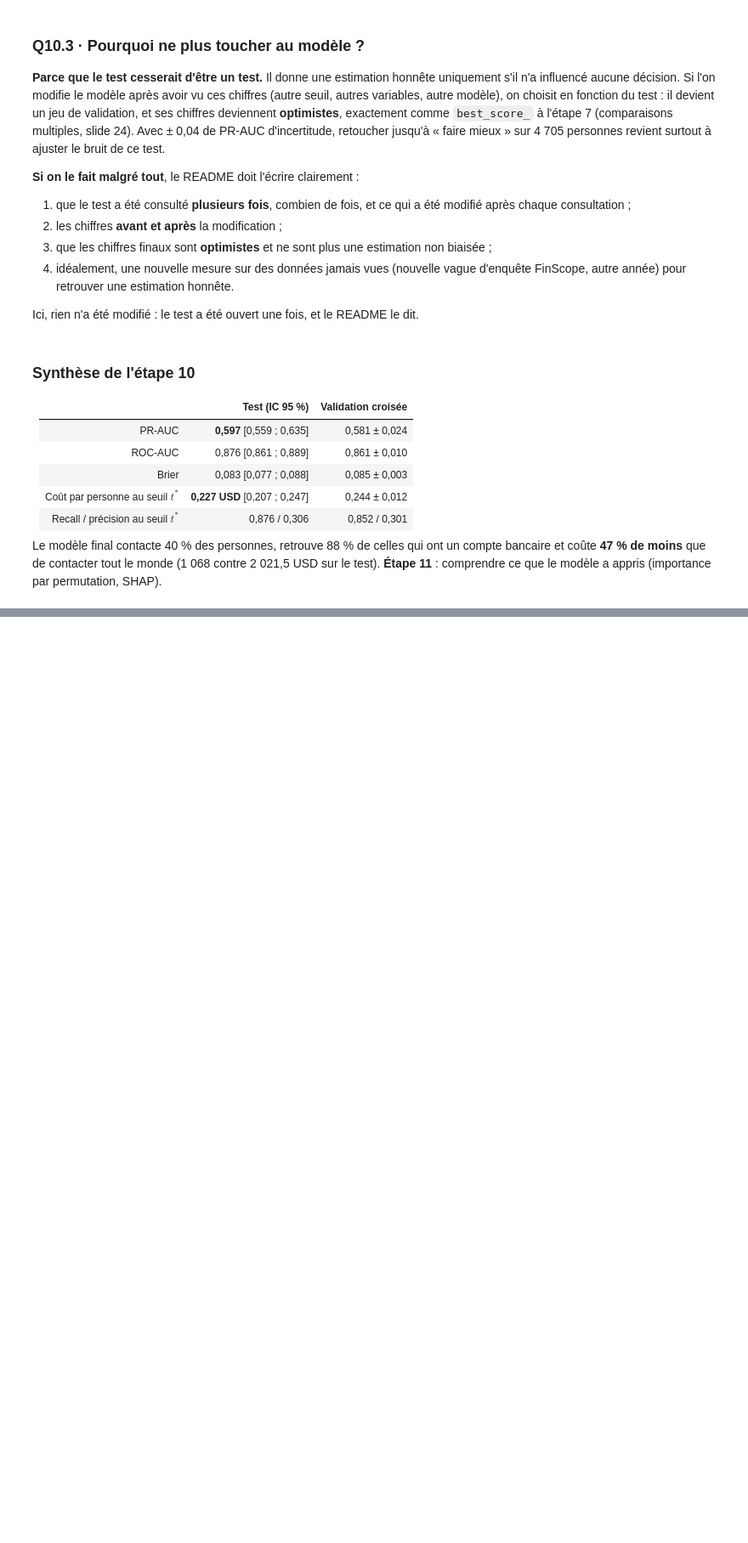
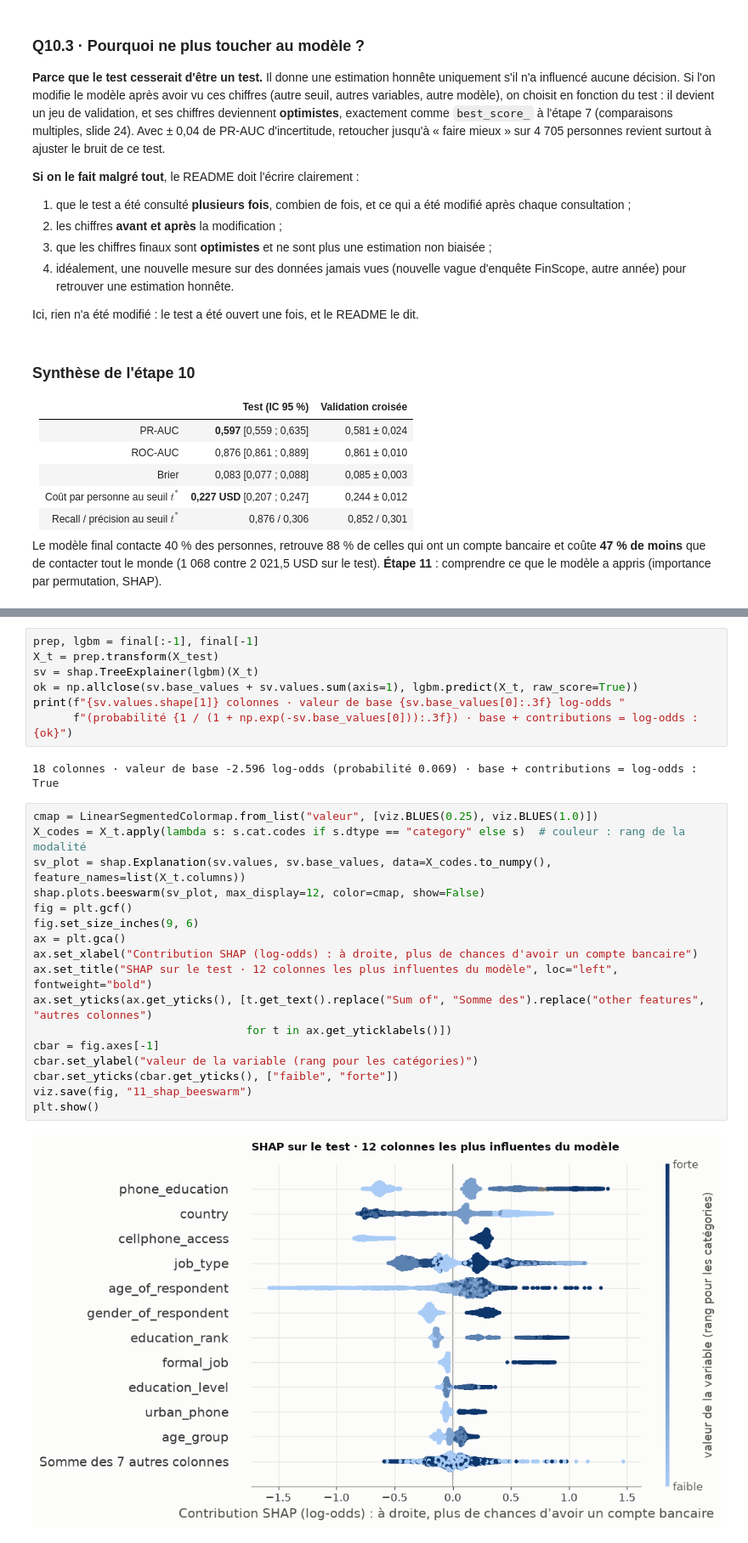
Before and after one commit to kmache/financial-inclusion-africa, a Jupyter notebook: notebooks/06_test_final_interpretation.ipynb, the cells around one changed output, grey strips where cells are left out. Shown at 85% size. Drawn from its saved outputs; the diff is of its cells as text; blank space fills up the shorter version.

```diff
--- a/notebooks/06_test_final_interpretation.ipynb
+++ b/notebooks/06_test_final_interpretation.ipynb
@@ -308,0 +366,28 @@ Le modèle final contacte 40 % des personnes, retrouve 88 % de celles qui ont un
+# %%
+prep, lgbm = final[:-1], final[-1]
+X_t = prep.transform(X_test)
+sv = shap.TreeExplainer(lgbm)(X_t)
+ok = np.allclose(sv.base_values + sv.values.sum(axis=1), lgbm.predict(X_t, raw_score=True))
+print(f"{sv.values.shape[1]} colonnes · valeur de base {sv.base_values[0]:.3f} log-odds "
+      f"(probabilité {1 / (1 + np.exp(-sv.base_values[0])):.3f}) · base + contributions = log-odds : {ok}")
+# %% [output]
+18 colonnes · valeur de base -2.596 log-odds (probabilité 0.069) · base + contributions = log-odds : True
+# %%
+cmap = LinearSegmentedColormap.from_list("valeur", [viz.BLUES(0.25), viz.BLUES(1.0)])
+X_codes = X_t.apply(lambda s: s.cat.codes if s.dtype == "category" else s)  # couleur : rang de la modalité
+sv_plot = shap.Explanation(sv.values, sv.base_values, data=X_codes.to_numpy(), feature_names=list(X_t.columns))
+shap.plots.beeswarm(sv_plot, max_display=12, color=cmap, show=False)
+fig = plt.gcf()
+fig.set_size_inches(9, 6)
+ax = plt.gca()
+ax.set_xlabel("Contribution SHAP (log-odds) : à droite, plus de chances d'avoir un compte bancaire")
+ax.set_title("SHAP sur le test · 12 colonnes les plus influentes du modèle", loc="left", fontweight="bold")
+ax.set_yticks(ax.get_yticks(), [t.get_text().replace("Sum of", "Somme des").replace("other features", "autres colonnes")
+                                for t in ax.get_yticklabels()])
+cbar = fig.axes[-1]
+cbar.set_ylabel("valeur de la variable (rang pour les catégories)")
+cbar.set_yticks(cbar.get_yticks(), ["faible", "forte"])
+viz.save(fig, "11_shap_beeswarm")
+plt.show()
+# %% [output]
+[figure, added]
```
Also changed, not shown: parts of 27 cells of this notebook, 6 other files.
